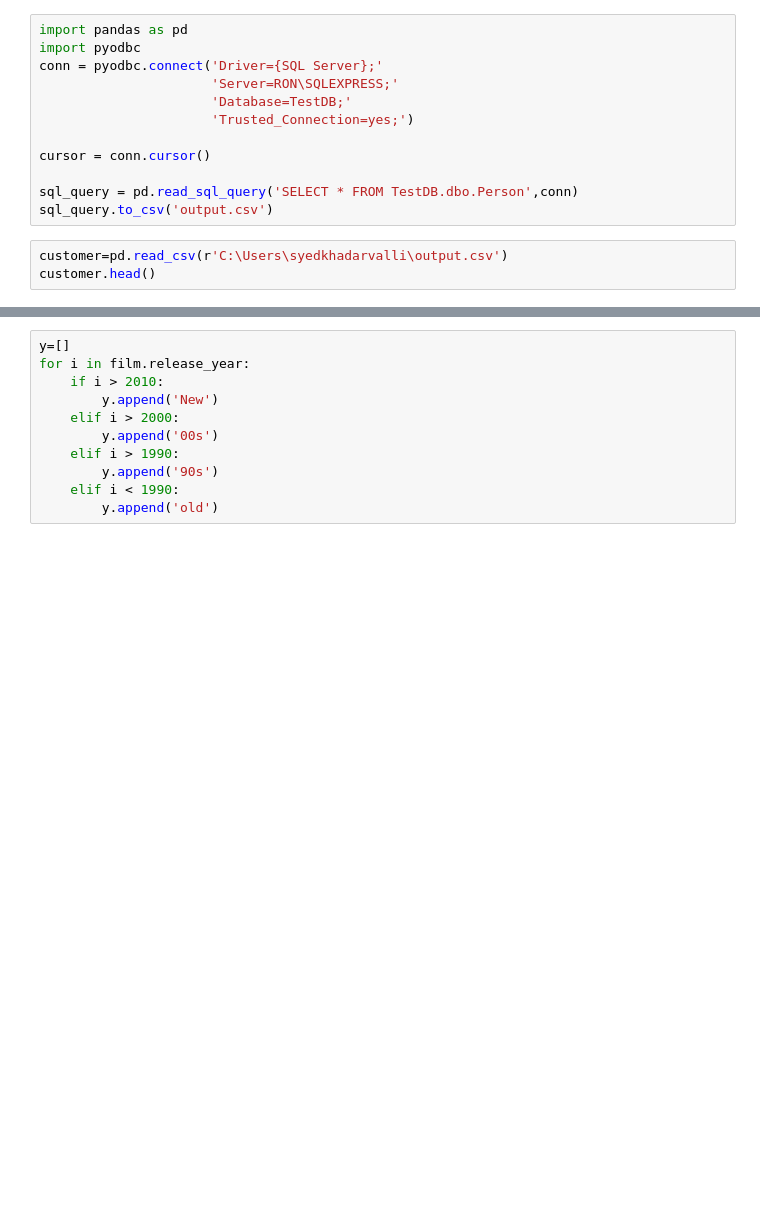
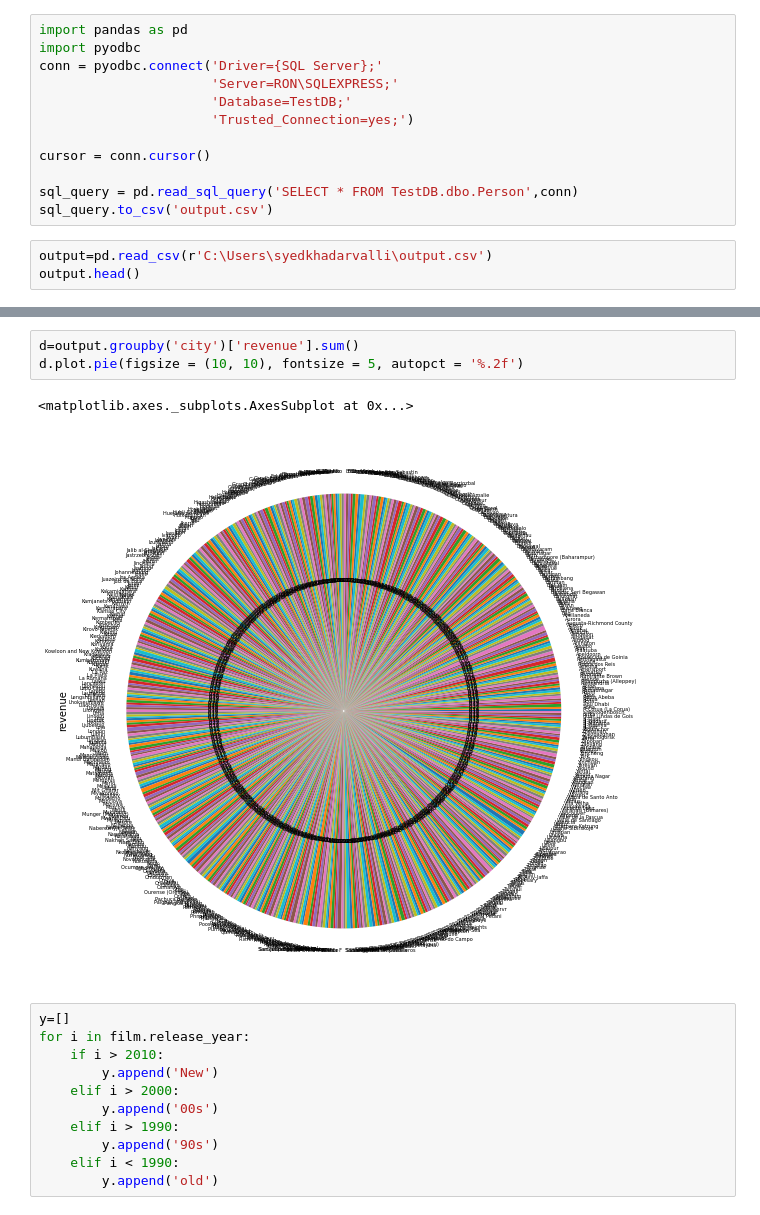
Before and after one commit to khadarvalli/python-assignment1, a Jupyter notebook: python assignment.ipynb, the cells around one changed output, grey strips where cells are left out. Cells and saved outputs as stored; diff of their text form; blank space fills up the shorter version.

```diff
--- a/python assignment.ipynb
+++ b/python assignment.ipynb
@@ -11,8 +11,8 @@ cursor = conn.cursor()
 sql_query = pd.read_sql_query('SELECT * FROM TestDB.dbo.Person',conn)
 sql_query.to_csv('output.csv')
 # %%
-customer=pd.read_csv(r'C:\Users\syedkhadarvalli\output.csv')
-customer.head()
+output=pd.read_csv(r'C:\Users\syedkhadarvalli\output.csv')
+output.head()
 # %% [output]
 |  | Unnamed: 0 | customer_id | name | email | membership_age | revenue | preferred_film_language | ... |
 | 0 | 0 | 1 | MARY_SMITH | MARY.SMITH@sakilacustomer.org | 0 days 06:52:44.000000000 | 118.68 | English,Italian,Japanese,Mandarin... | ... |
@@ -23,3 +39,9 @@ customer.head()
+# %%
+d=output.groupby('city')['revenue'].sum()
+d.plot.pie(figsize = (10, 10), fontsize = 5, autopct = '%.2f')
+# %% [output]
+<matplotlib.axes._subplots.AxesSubplot at 0x...>
+[figure, added]
 # %%
 y=[]
 for i in film.release_year:
```
Also changed, not shown: parts of 1 cell of this notebook.
